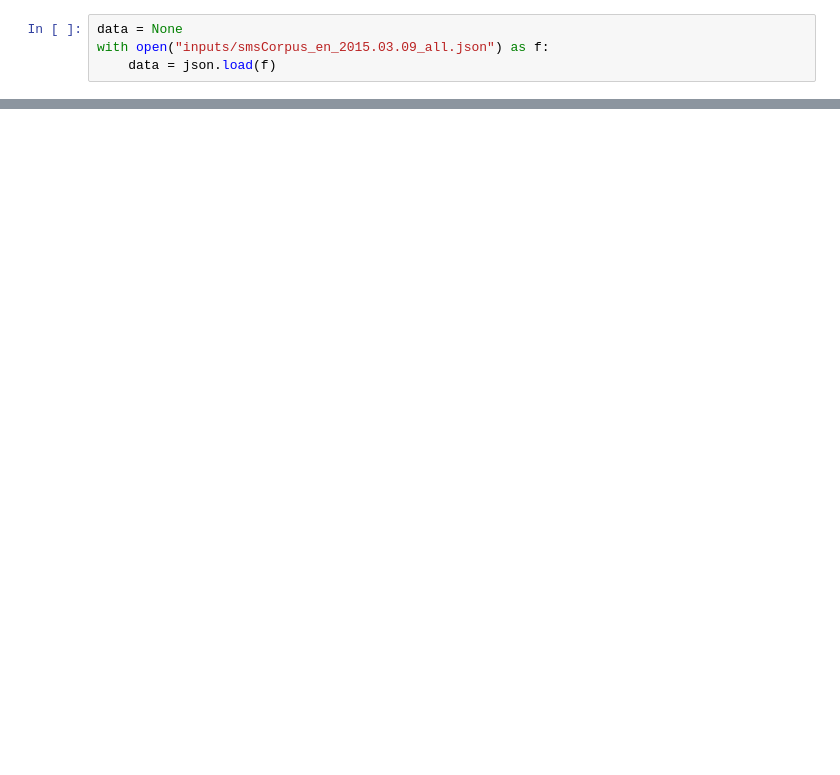
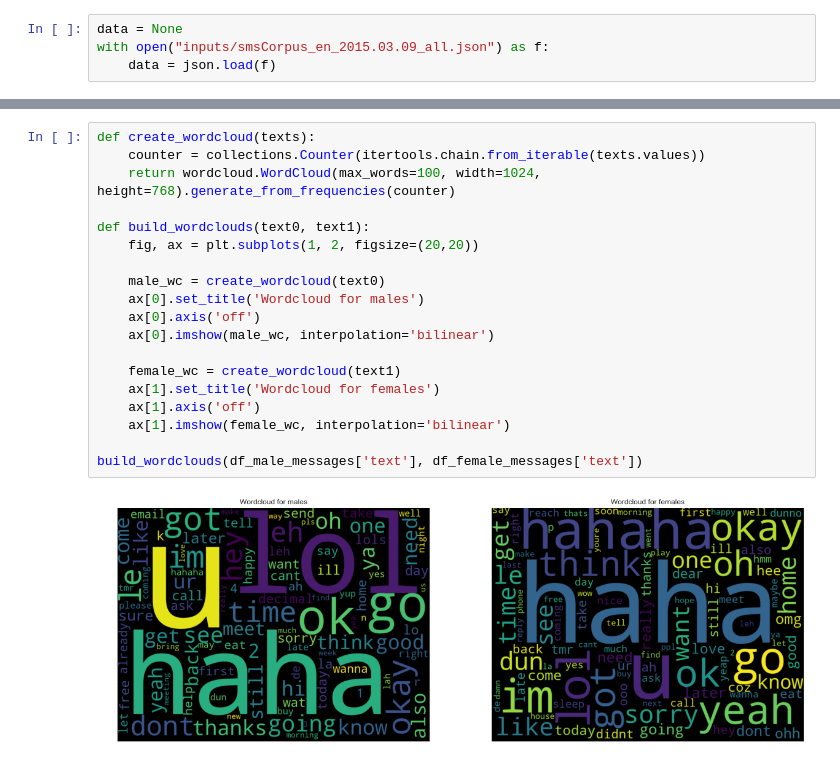
Before and after one commit to jaxsax/nus_smsdata, a Jupyter notebook: Untitled.ipynb, the cells around one changed output, grey strips where cells are left out. Saved outputs shown, nothing was run; the diff lists cells and outputs as text; blank space fills up the shorter version.

```diff
--- a/Untitled.ipynb
+++ b/Untitled.ipynb
@@ -51,0 +129,21 @@ messages.head(5)
+# %%
+def create_wordcloud(texts):
+    counter = collections.Counter(itertools.chain.from_iterable(texts.values))
+    return wordcloud.WordCloud(max_words=100, width=1024, height=768).generate_from_frequencies(counter)
+
+def build_wordclouds(text0, text1):
+    fig, ax = plt.subplots(1, 2, figsize=(20,20))
+
+    male_wc = create_wordcloud(text0)
+    ax[0].set_title('Wordcloud for males')
+    ax[0].axis('off')
+    ax[0].imshow(male_wc, interpolation='bilinear')
+
+    female_wc = create_wordcloud(text1)
+    ax[1].set_title('Wordcloud for females')
+    ax[1].axis('off')
+    ax[1].imshow(female_wc, interpolation='bilinear')
+
+build_wordclouds(df_male_messages['text'], df_female_messages['text'])
+# %% [output]
+[figure, added]
```
Also changed, not shown: parts of 10 cells of this notebook, 1 other file.
